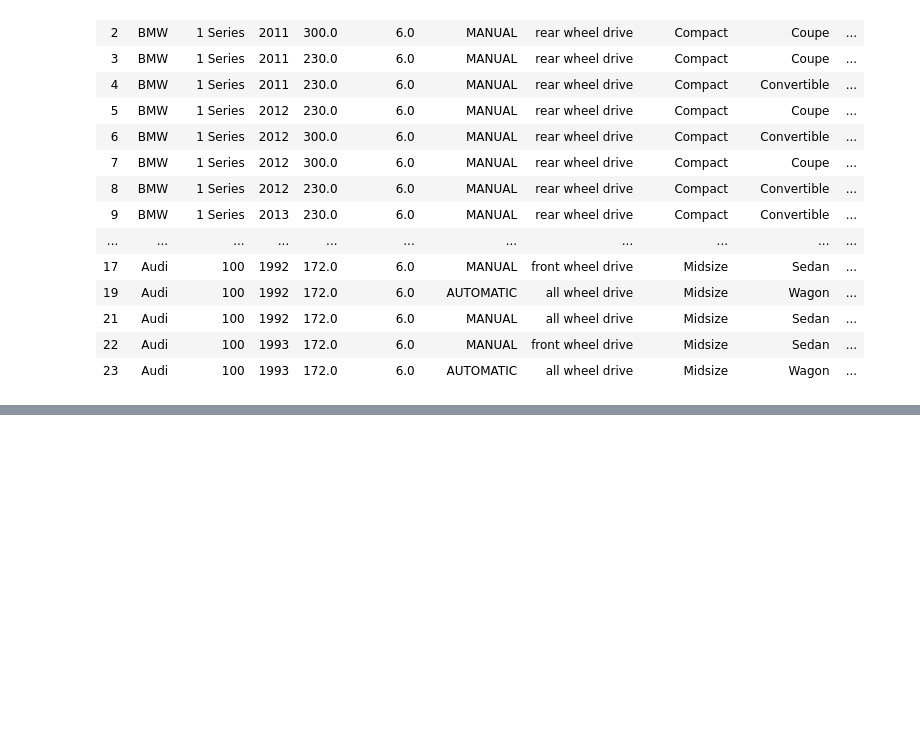
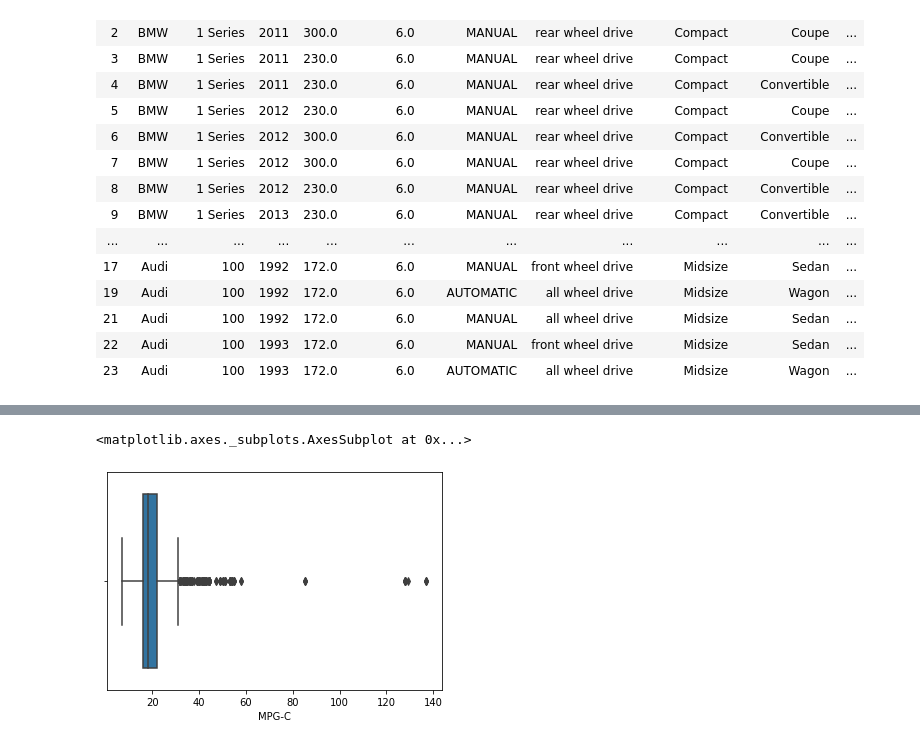
Before and after one commit to sakshiainchwar/ML-internship, a Jupyter notebook: mlintern.ipynb, the cells around one changed output, grey strips where cells are left out. Saved outputs shown, nothing was run; the diff lists cells and outputs as text; code cells hidden in the pictures; blank space fills up the shorter version.

```diff
--- a/mlintern.ipynb
+++ b/mlintern.ipynb
@@ -282,0 +336,5 @@ data.head(21)
+# %%
+sns.boxplot(data['MPG-C'])
+# %% [output]
+<matplotlib.axes._subplots.AxesSubplot at 0x...>
+[figure, added]
```
Also changed, not shown: parts of 15 cells of this notebook.
